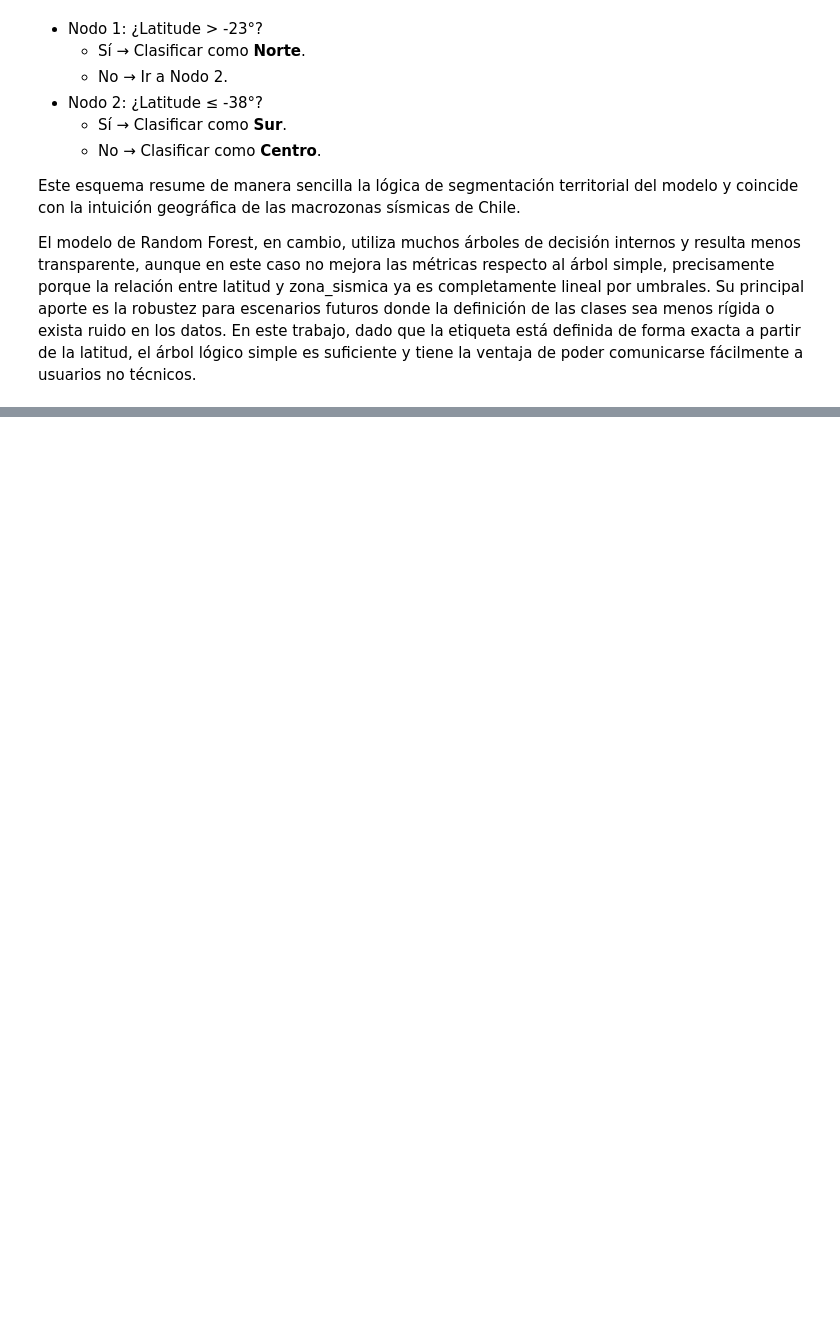
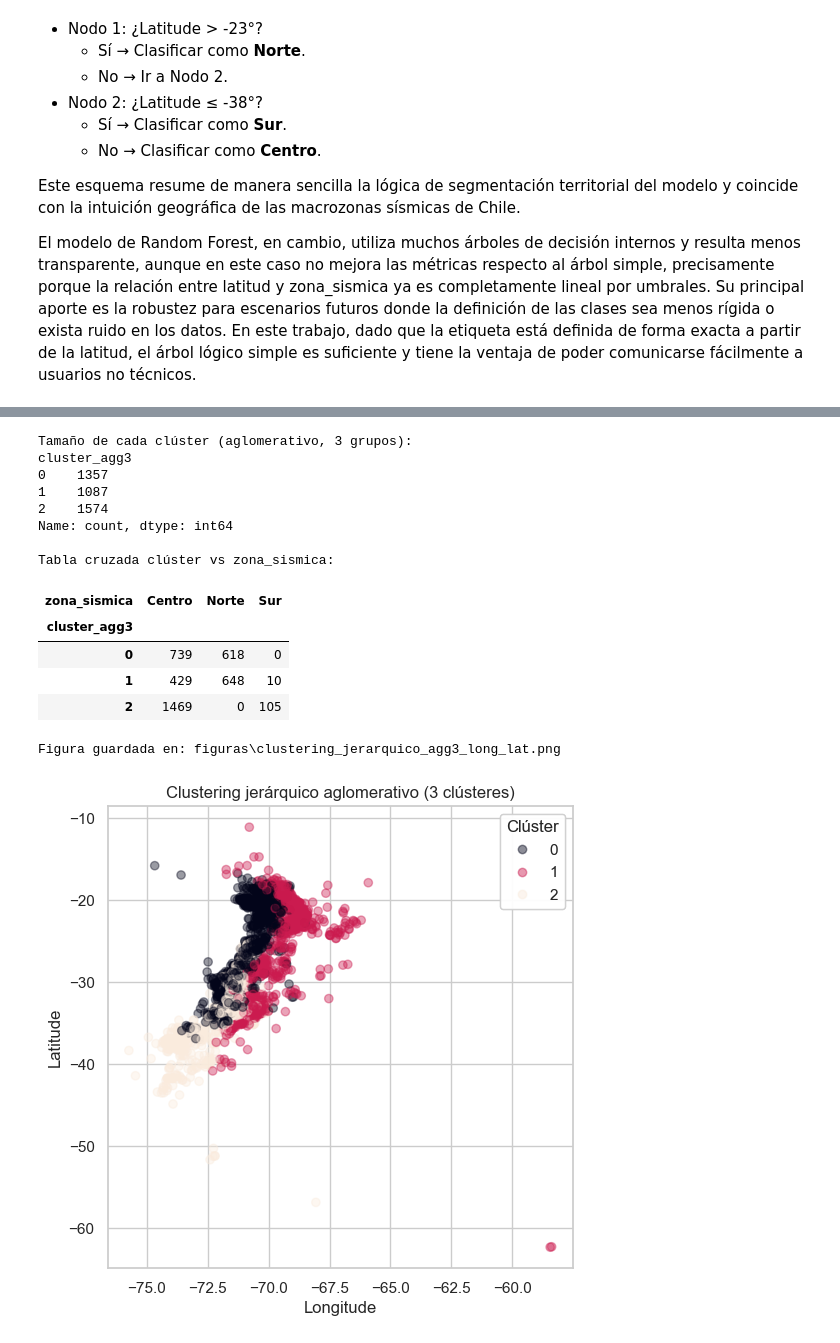
Before and after one commit to NicolasCardenas1/EV3_BI, a Jupyter notebook: EV3_BI.ipynb, the cells around one changed output, grey strips where cells are left out. Cells and saved outputs as stored; diff of their text form; code cells hidden in the pictures; blank space fills up the shorter version.

```diff
--- a/EV3_BI.ipynb
+++ b/EV3_BI.ipynb
@@ -479,0 +528,55 @@ Este árbol fue dibujado en Draw.io y exportado como imagen para incluirlo en el
+# %%
+# =============================================================================
+# 6.2 Clustering jerárquico aglomerativo con 3 clústeres
+# =============================================================================
+
+from sklearn.cluster import AgglomerativeClustering
+
+# Usamos los mismos datos estandarizados X_clust_scaled y df_clust de la celda anterior
+
+agg3 = AgglomerativeClustering(
+    n_clusters=3,
+    linkage="ward"   # distancia euclidiana por defecto
+)
+
+labels_agg3 = agg3.fit_predict(X_clust_scaled)
+df_clust["cluster_agg3"] = labels_agg3
+
+print("Tamaño de cada clúster (aglomerativo, 3 grupos):")
+print(df_clust["cluster_agg3"].value_counts().sort_index())
+
+print("\nTabla cruzada clúster vs zona_sismica:")
+display(pd.crosstab(df_clust["cluster_agg3"], df_clust["zona_sismica"]))
+
+# Scatter Longitude vs Latitude coloreado por clúster
+fig, ax = plt.subplots(figsize=(6, 6))
+scatter = ax.scatter(
+    df_clust["Longitude"],
+    df_clust["Latitude"],
+    c=df_clust["cluster_agg3"],
+    alpha=0.4
+)
+ax.set_xlabel("Longitude")
+ax.set_ylabel("Latitude")
+ax.set_title("Clustering jerárquico aglomerativo (3 clústeres)")
+legend1 = ax.legend(*scatter.legend_elements(), title="Clúster")
+ax.add_artist(legend1)
+
+guardar_figura(fig, "clustering_jerarquico_agg3_long_lat")
+plt.show()
+# %% [output]
+Tamaño de cada clúster (aglomerativo, 3 grupos):
+cluster_agg3
+0    1357
+1    1087
+2    1574
+Name: count, dtype: int64
+
+Tabla cruzada clúster vs zona_sismica:
+| zona_sismica | Centro | Norte | Sur |
+| cluster_agg3 |  |  |  |
+| 0 | 739 | 618 | 0 |
+| 1 | 429 | 648 | 10 |
+| 2 | 1469 | 0 | 105 |
+Figura guardada en: figuras\clustering_jerarquico_agg3_long_lat.png
+[figure, added]
```
Also changed, not shown: parts of 4 cells of this notebook, 3 other files.
